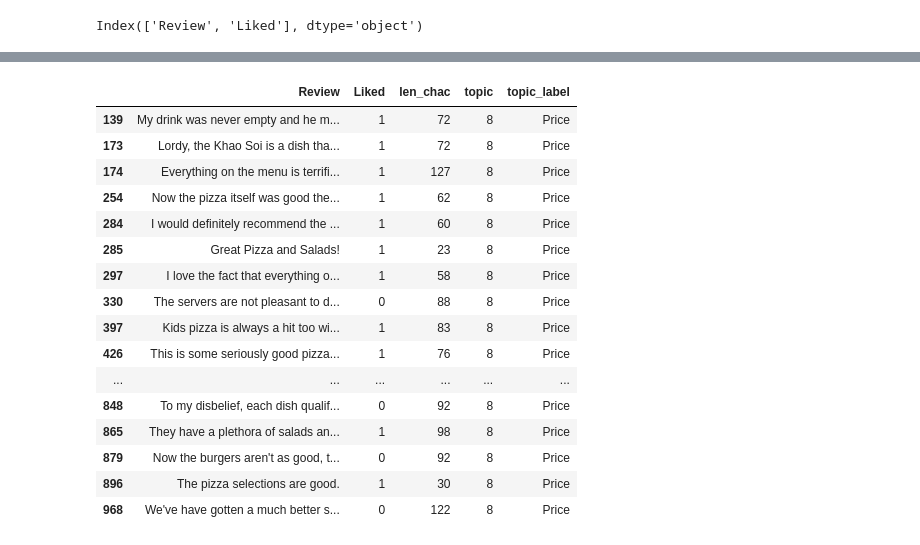
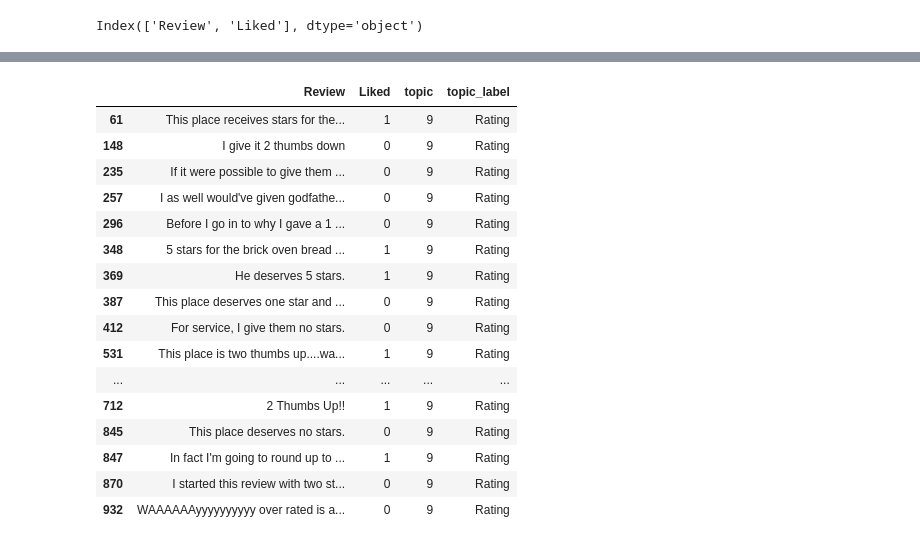
Before and after one commit to Theophilusakugre/Restaurant_reviews, a Jupyter notebook: Bertopic_on_Restaurant_data.ipynb, the cells around one changed output, grey strips where cells are left out. Saved outputs shown, nothing was run; the diff lists cells and outputs as text; code cells hidden in the pictures.

```diff
--- a/Bertopic_on_Restaurant_data.ipynb
+++ b/Bertopic_on_Restaurant_data.ipynb
@@ -52,3 +49,0 @@ Name: Liked, dtype: int64
-# %%
-df['len_chac'] = df.Review.str.len()
-df.len_chac.describe()
@@ -143,3 +116,0 @@ new_topics = model.reduce_outliers(docs, topics, strategy="c-tf-idf")
-# %%
-# This line is to update the model with the latest topic assignment
-model.update_topics(docs, topics=new_topics, vectorizer_model=vectorizer_model)
@@ -165,6 +116,0 @@ new_topics = model.reduce_outliers(docs, topics, strategy="c-tf-idf")
-# %%
-# Reduce outliers using the `probabilities` strategy
-#new_topics = model.reduce_outliers(docs, topics, probabilities=probabilities, strategy="probabilities")
-#new_topics = model.reduce_outliers(docs, topics, strategy="embeddings", embeddings=corpus_embeddings)
-
-model.update_topics(docs, topics=new_topics, vectorizer_model=vectorizer_model)
@@ -219,20 +129,25 @@ model.merge_topics(docs, topics_to_merge)
 # %%
 # Manualy Set the Topics's Label
 topic_labels_dict = {
-    0: "Environment",
-    1: "Service",
-    2: "Food & Taste",
+    0: "Food & Taste",
+    1: "Food & Taste",
+    2: "Overall Experience",
     3: "Overall Experience",
-    4: "Food & Taste",
-    5: "Waiting Time",
-    6: "Fries and Potato",
-    7: "Steak",
-    8: "Price",
-    9: "Food & Taste",
-    10: "Pizza",
+    4: "Overall Experience",
+    5: "Staff",
+    6: "Food & Taste",
+    7: "Staff",
+    8: "Overall Experience",
+    9: "Rating",
+    10: "Overall Experience",
     11: "Staff",
-    12: "Rating",
-    13: "Staff",
-    14: "Staff"
+    12: "Environment",
+    13: "Environment",
+    14: "Food & Taste",
+    15:"Environment",
+    16:"Overall Experience",
+    17: "Food & Taste",
+    18: "Staff",
+    19:"Food & Taste"
 }
 model.set_topic_labels(topic_labels_dict)
@@ -332,20 +267,20 @@ df[df['topic_label']=='Environment']
 # %%
-df[df['topic_label']=='Price']
+df[df['topic_label']=='Rating']
 # %% [output]
-|  | Review | Liked | len_chac | topic | topic_label |
-| 139 | My drink was never empty and he m... | 1 | 72 | 8 | Price |
-| 173 | Lordy, the Khao Soi is a dish tha... | 1 | 72 | 8 | Price |
-| 174 | Everything on the menu is terrifi... | 1 | 127 | 8 | Price |
-| 254 | Now the pizza itself was good the... | 1 | 62 | 8 | Price |
-| 284 | I would definitely recommend the ... | 1 | 60 | 8 | Price |
-| 285 | Great Pizza and Salads! | 1 | 23 | 8 | Price |
-| 297 | I love the fact that everything o... | 1 | 58 | 8 | Price |
-| 330 | The servers are not pleasant to d... | 0 | 88 | 8 | Price |
-| 397 | Kids pizza is always a hit too wi... | 1 | 83 | 8 | Price |
-| 426 | This is some seriously good pizza... | 1 | 76 | 8 | Price |
-| ... | ... | ... | ... | ... | ... |
-| 848 | To my disbelief, each dish qualif... | 0 | 92 | 8 | Price |
-| 865 | They have a plethora of salads an... | 1 | 98 | 8 | Price |
-| 879 | Now the burgers aren't as good, t... | 0 | 92 | 8 | Price |
-| 896 | The pizza selections are good. | 1 | 30 | 8 | Price |
-| 968 | We've have gotten a much better s... | 0 | 122 | 8 | Price |
+|  | Review | Liked | topic | topic_label |
+| 61 | This place receives stars for the... | 1 | 9 | Rating |
+| 148 | I give it 2 thumbs down | 0 | 9 | Rating |
+| 235 | If it were possible to give them ... | 0 | 9 | Rating |
+| 257 | I as well would've given godfathe... | 0 | 9 | Rating |
+| 296 | Before I go in to why I gave a 1 ... | 0 | 9 | Rating |
+| 348 | 5 stars for the brick oven bread ... | 1 | 9 | Rating |
+| 369 | He deserves 5 stars. | 1 | 9 | Rating |
+| 387 | This place deserves one star and ... | 0 | 9 | Rating |
+| 412 | For service, I give them no stars. | 0 | 9 | Rating |
+| 531 | This place is two thumbs up....wa... | 1 | 9 | Rating |
+| ... | ... | ... | ... | ... |
+| 712 | 2 Thumbs Up!! | 1 | 9 | Rating |
+| 845 | This place deserves no stars. | 0 | 9 | Rating |
+| 847 | In fact I'm going to round up to ... | 1 | 9 | Rating |
+| 870 | I started this review with two st... | 0 | 9 | Rating |
+| 932 | WAAAAAAyyyyyyyyyy over rated is a... | 0 | 9 | Rating |
```
Also changed, not shown: parts of 37 cells of this notebook.
